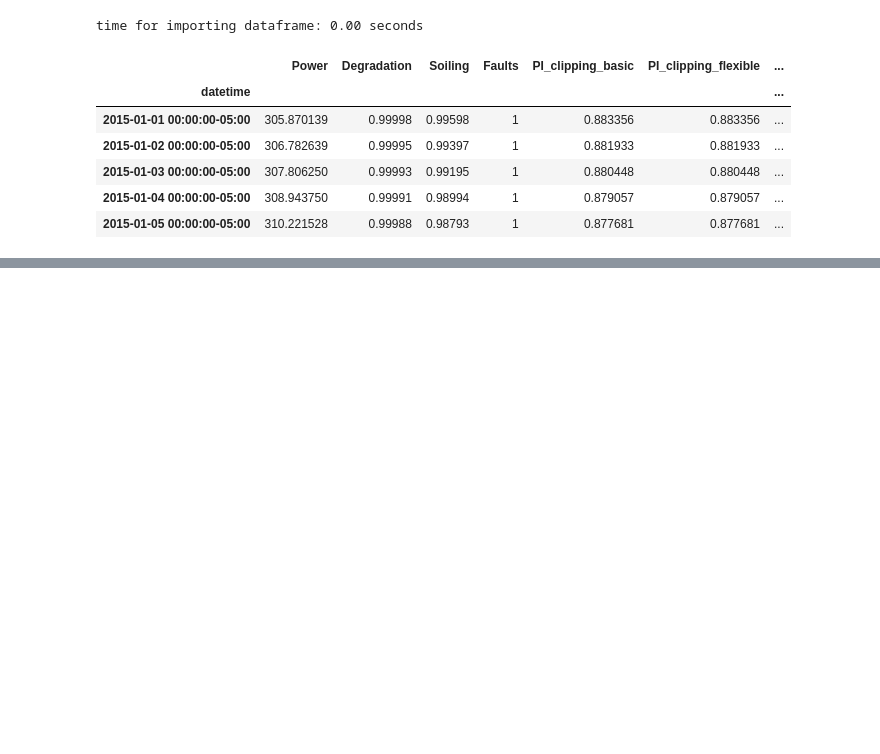
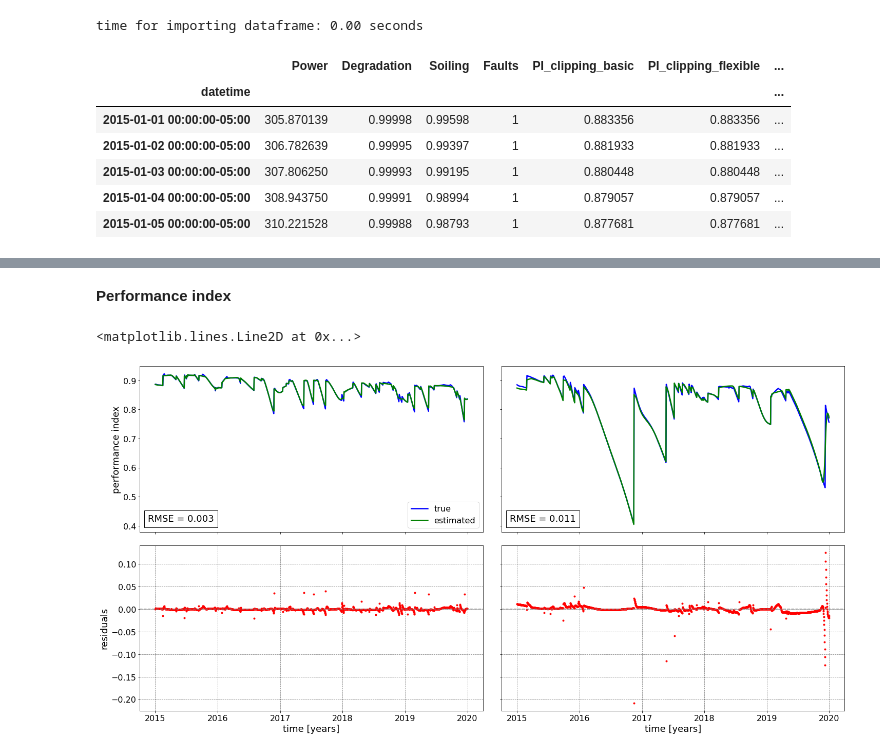
Before and after one commit to Rufski/S2DS-EPRI, a Jupyter notebook: notebooks/1.0-CODS-w-bootstrap.ipynb, the cells around one changed output, grey strips where cells are left out. Drawn from its saved outputs; the diff is of its cells as text; code cells hidden in the pictures; blank space fills up the shorter version.

Commit message:
Added functions for processing results

```diff
--- a/notebooks/1.0-CODS-w-bootstrap.ipynb
+++ b/notebooks/1.0-CODS-w-bootstrap.ipynb
@@ -7,8 +11,16 @@
 # OPTIONAL: always reload modules so that as you change code in src, it gets loaded
 %autoreload 2
 # %%
-from src.data.import_data import import_df_from_zip_pkl
+from src.data.import_data import import_df_from_zip_pkl, import_df_info_from_zip, import_df_info_from_zip
 import rdtools
 import pickle
 import time
 import matplotlib.pyplot as plt
+import sys
+from sklearn.metrics import mean_squared_error
+import numpy as np
+from matplotlib.offsetbox import AnchoredText
+import matplotlib as mpl
+label_size = 16
+mpl.rcParams["xtick.labelsize"] = label_size
+mpl.rcParams["ytick.labelsize"] = label_size
@@ -136,0 +78,4 @@ Text(0.5, 0, 'time [years]')
+# %%
+cods_instance = load_cods_results("soil", index=1, clipping="basic", verbose=False)
+result_df     = cods_instance.result_df
+result_df.info()
@@ -136,0 +179,2 @@ Text(0.5, 0, 'time [years]')
+# %%
+pi, rd, sr = cods_process_results_all("soil", clipping="basic", verbose="False")
@@ -136,0 +199,31 @@ Text(0.5, 0, 'time [years]')
+# %% [markdown]
+**Performance index**
+# %%
+fig, ax = plt.subplots(2, 2, figsize=(20, 10), sharex=True, sharey="row")
+fig.tight_layout()
+
+
+ax[0, 0].plot(pi[2].index, pi[2], color="blue", lw=2.5, ls="-", label="true")
+ax[0, 0].plot(pi[3].index, pi[3], color="green", lw=2.5, ls="-", label="estimated")
+ax[1, 0].plot(pi[2].index, pi[2]-pi[3], "r.")
+text = AnchoredText(("RMSE = %.3f" %pi[0]), loc=3, prop=dict(size=18))
+ax[0, 0].add_artist(text)
+ax[0, 0].legend(loc=4, fontsize=16)
+
+ax[0, 1].plot(pi[4].index, pi[4], color="blue", lw=2.5, ls="-", label="true")
+ax[0, 1].plot(pi[5].index, pi[5], color="green", lw=2.5, ls="-", label="estimated")
+ax[1, 1].plot(pi[4].index, pi[4]-pi[5], "r.")
+text = AnchoredText(("RMSE = %.3f" %pi[1]), loc=3, prop=dict(size=18))
+ax[0, 1].add_artist(text)
+
+ax[0, 0].set_ylabel("performance index", fontsize=18)
+ax[1, 0].set_ylabel("residuals", fontsize=18)
+ax[1, 0].set_xlabel("time [years]", fontsize=18)
+ax[1, 1].set_xlabel("time [years]", fontsize=18)
+ax[1, 0].grid(which="both", ls="--", color="k", alpha=0.5)
+ax[1, 0].axhline(0., color="grey", ls="--")
+ax[1, 1].grid(which="both", ls="--", color="k", alpha=0.5)
+ax[1, 1].axhline(0., color="grey", ls="--")
+# %% [output]
+<matplotlib.lines.Line2D at 0x...>
+[figure, added]
```
Also changed, not shown: parts of 17 cells of this notebook, 2 other files.
